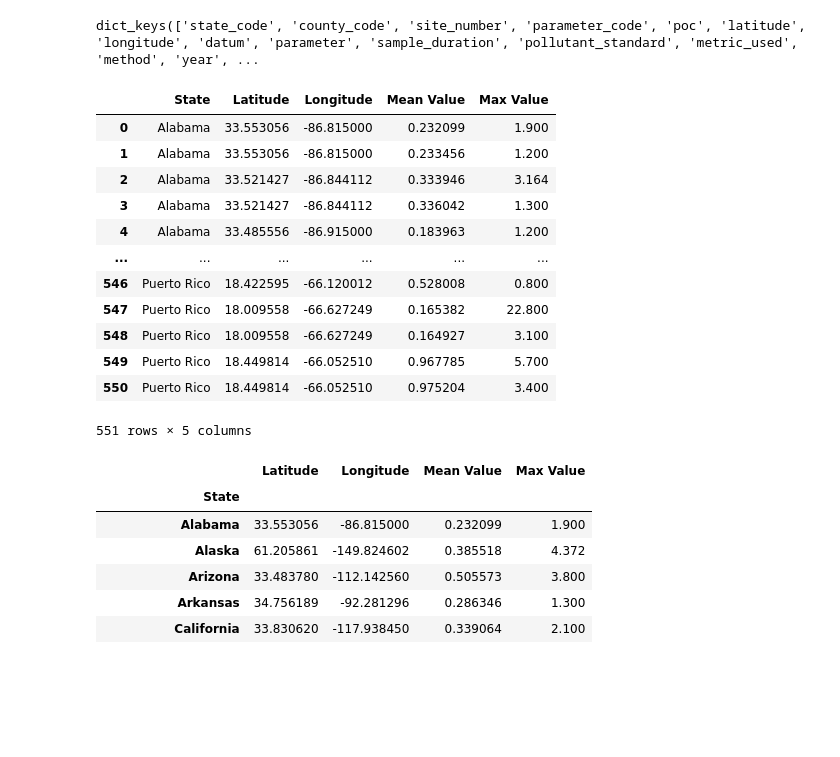
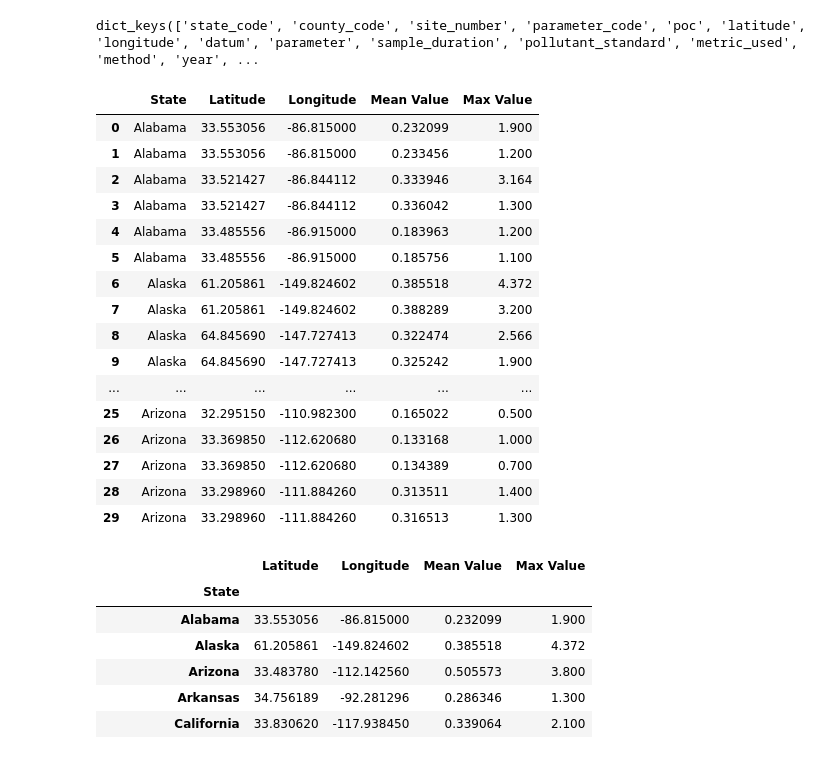
Before and after one commit to Mitchemoto/project-1-, a Jupyter notebook: environment_api_project.ipynb, the cells around one changed output. Drawn from its saved outputs; the diff is of its cells as text; code cells hidden in the pictures; blank space fills up the shorter version.

```diff
--- a/environment_api_project.ipynb
+++ b/environment_api_project.ipynb
@@ -118,25 +85,29 @@ for code in state_code:
 # %%
 states_df=pd.DataFrame({'State':states,
            'Latitude': lat,
            'Longitude':long,
            'Mean Value': mean,
            'Max Value': max_value})
 
-states_df
+states_df.head(30)
 # %% [output]
 |  | State | Latitude | Longitude | Mean Value | Max Value |
 | 0 | Alabama | 33.553056 | -86.815000 | 0.232099 | 1.900 |
 | 1 | Alabama | 33.553056 | -86.815000 | 0.233456 | 1.200 |
 | 2 | Alabama | 33.521427 | -86.844112 | 0.333946 | 3.164 |
 | 3 | Alabama | 33.521427 | -86.844112 | 0.336042 | 1.300 |
 | 4 | Alabama | 33.485556 | -86.915000 | 0.183963 | 1.200 |
+| 5 | Alabama | 33.485556 | -86.915000 | 0.185756 | 1.100 |
+| 6 | Alaska | 61.205861 | -149.824602 | 0.385518 | 4.372 |
+| 7 | Alaska | 61.205861 | -149.824602 | 0.388289 | 3.200 |
+| 8 | Alaska | 64.845690 | -147.727413 | 0.322474 | 2.566 |
+| 9 | Alaska | 64.845690 | -147.727413 | 0.325242 | 1.900 |
 | ... | ... | ... | ... | ... | ... |
-| 546 | Puerto Rico | 18.422595 | -66.120012 | 0.528008 | 0.800 |
-| 547 | Puerto Rico | 18.009558 | -66.627249 | 0.165382 | 22.800 |
-| 548 | Puerto Rico | 18.009558 | -66.627249 | 0.164927 | 3.100 |
-| 549 | Puerto Rico | 18.449814 | -66.052510 | 0.967785 | 5.700 |
-| 550 | Puerto Rico | 18.449814 | -66.052510 | 0.975204 | 3.400 |
+| 25 | Arizona | 32.295150 | -110.982300 | 0.165022 | 0.500 |
+| 26 | Arizona | 33.369850 | -112.620680 | 0.133168 | 1.000 |
+| 27 | Arizona | 33.369850 | -112.620680 | 0.134389 | 0.700 |
+| 28 | Arizona | 33.298960 | -111.884260 | 0.313511 | 1.400 |
+| 29 | Arizona | 33.298960 | -111.884260 | 0.316513 | 1.300 |
-551 rows × 5 columns
 # %%
 states_df_grouped=states_df.groupby('State').first()
 states_df_grouped
```
Also changed, not shown: parts of 8 cells of this notebook.
